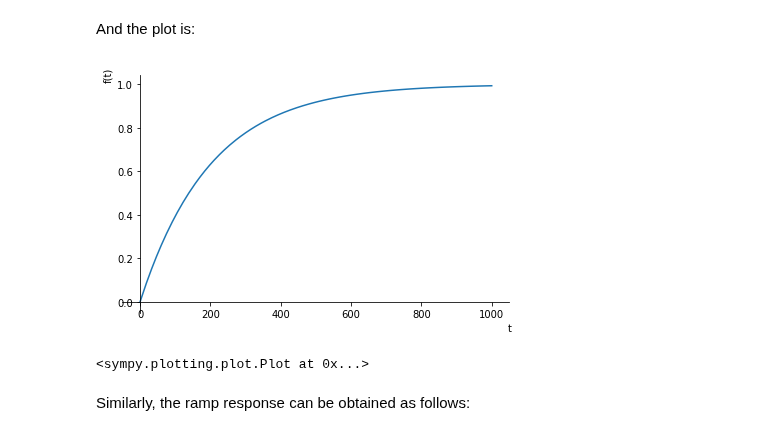
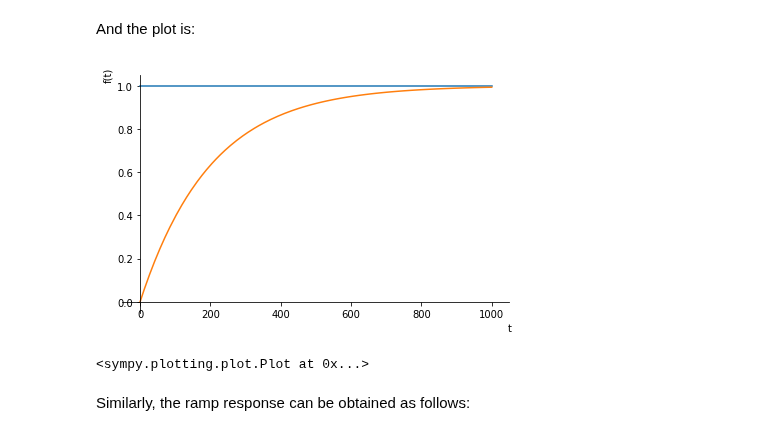
Before and after one commit to gmxavier/FAT0413150, a Jupyter notebook: notebooks/04.01-Two-Transient-Model-Examples.ipynb, the cells around one changed output. Cells and saved outputs as stored; diff of their text form; code cells hidden in the pictures.

```diff
--- a/notebooks/04.01-Two-Transient-Model-Examples.ipynb
+++ b/notebooks/04.01-Two-Transient-Model-Examples.ipynb
@@ -98,9 +99,9 @@ stepresponse
 # %% [markdown]
 And the plot is:
 # %%
-plot(stepresponse.subs(tau1, V1/Q), (t, 0 ,1000))
+plot(1, stepresponse.subs(tau1, V1/Q), (t, 0 ,1000))
 # %% [output]
-[figure, old version]
+[figure, new version]
 <sympy.plotting.plot.Plot at 0x...>
 # %% [markdown]
 Similarly, the ramp response can be obtained as follows:
```
Also changed, not shown: parts of 13 cells of this notebook.
